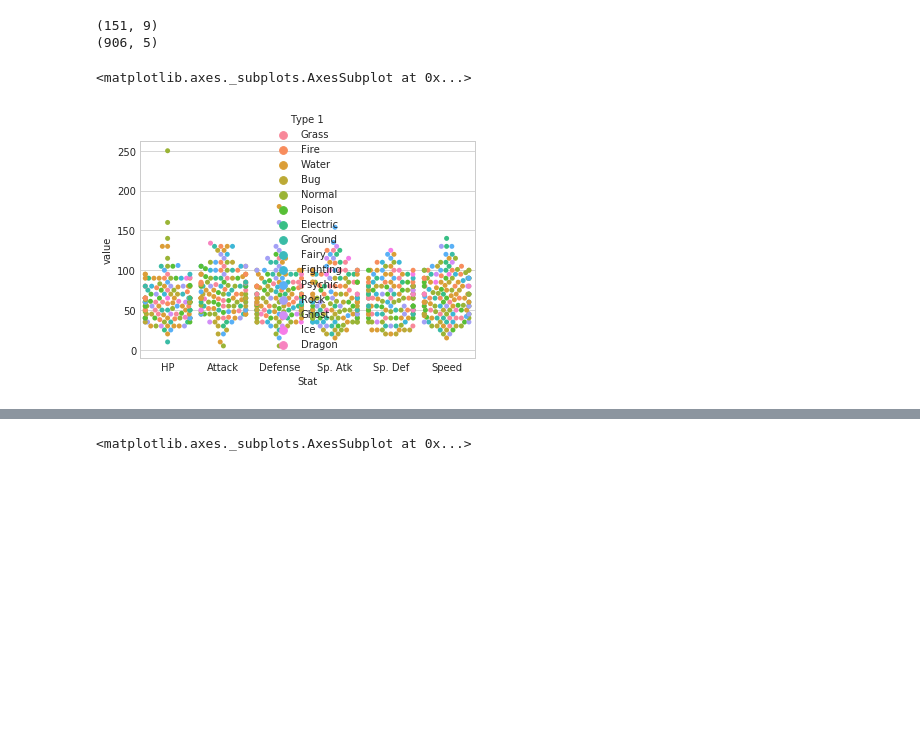
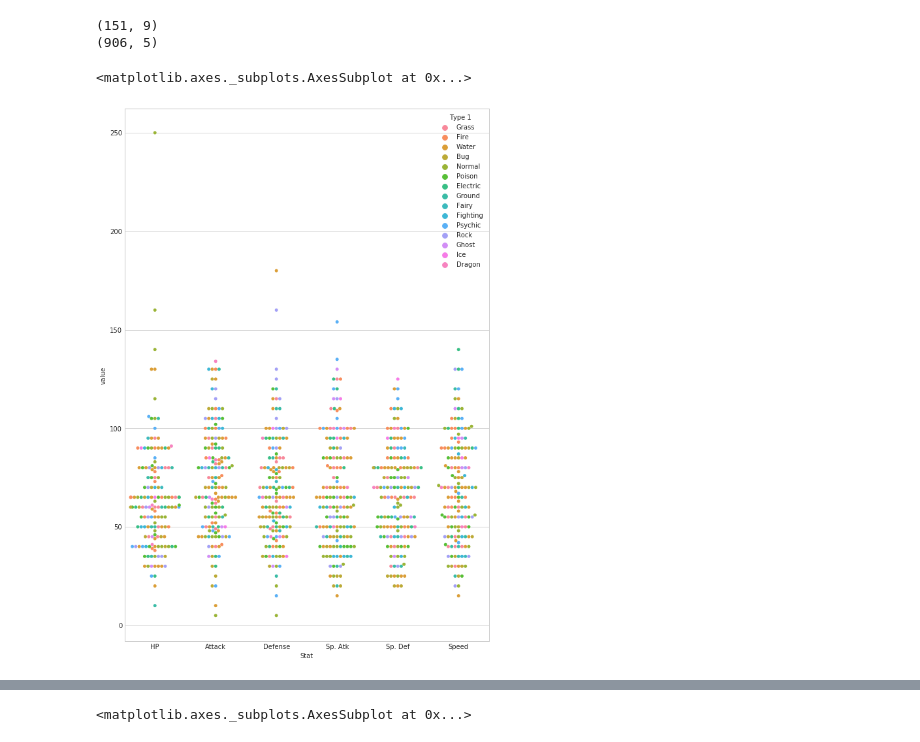
Before and after one commit to s-sooklal/COMP3610-2010, a Jupyter notebook: Lab3/Pokemon.ipynb, the cells around one changed output, grey strips where cells are left out. Cells and saved outputs as stored; diff of their text form; code cells hidden in the pictures; blank space fills up the shorter version.

```diff
--- a/Lab3/Pokemon.ipynb
+++ b/Lab3/Pokemon.ipynb
@@ -152,11 +154,13 @@ print( melted_df.shape )
 (151, 9)
 (906, 5)
 # %%
+plt.subplots(figsize=(10,15))
+
 # Swarmplot with melted_df
 sns.swarmplot(x='Stat', y='value', data=melted_df,
               hue='Type 1')
 # %% [output]
 <matplotlib.axes._subplots.AxesSubplot at 0x...>
-[figure, old version]
+[figure, new version]
 # %%
 # 1. Enlarge the plot
```
Also changed, not shown: parts of 6 cells of this notebook.
